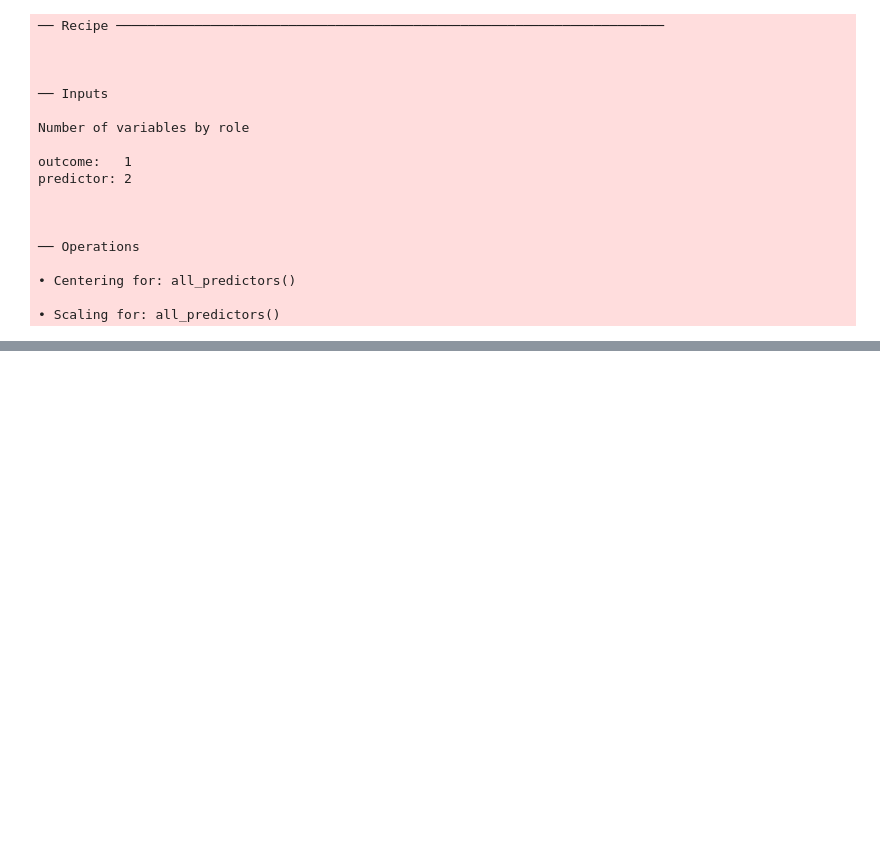
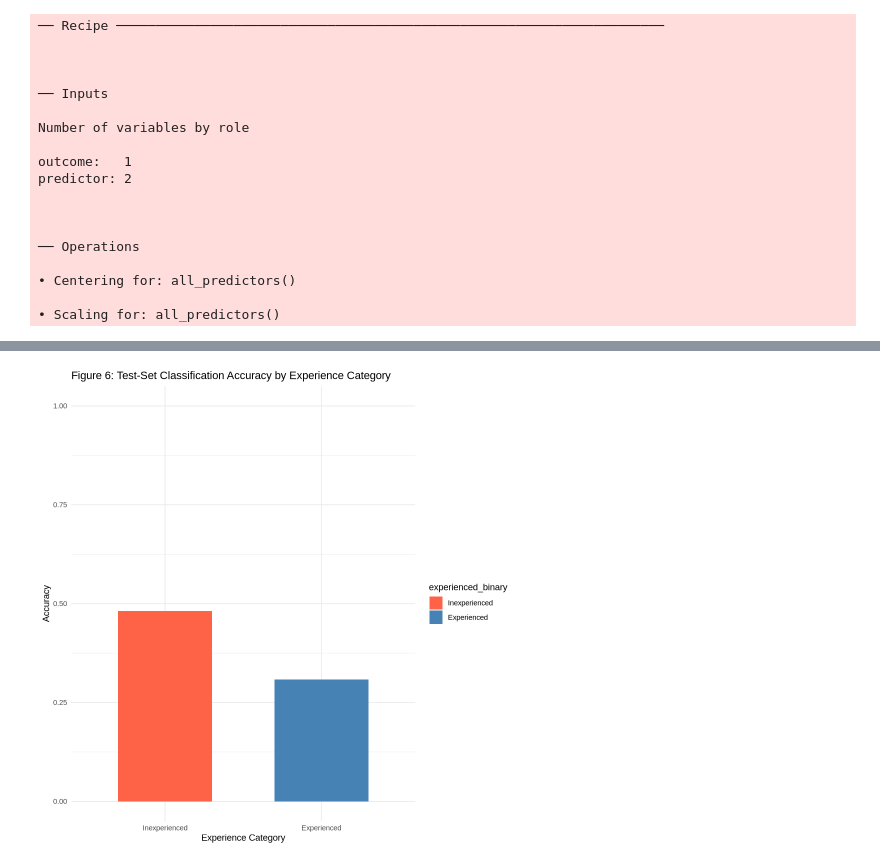
Before and after one commit to gaida123/dsci-100-008-group-6, a Jupyter notebook: DSCI 100 Group Project Methods & Results.ipynb, the cells around one changed output, grey strips where cells are left out. Saved outputs shown, nothing was run; the diff lists cells and outputs as text; code cells hidden in the pictures; blank space fills up the shorter version.

```diff
--- a/DSCI 100 Group Project Methods & Results.ipynb
+++ b/DSCI 100 Group Project Methods & Results.ipynb
@@ -362,12 +393,4 @@ overall_accuracy
 # %%
-library(dplyr)
-
-class_accuracy <- test_results |>
-  group_by(experienced_binary) |>
-  summarise(
-    n          = n(),
-    n_correct  = sum(experienced_binary == .pred_class),
-    accuracy   = n_correct / n
-  )
-
-class_accuracy
+final_knn_workflow <- finalize_workflow(exp_workflow, best_k)
+final_knn_fit <- final_knn_workflow |>
+  fit(data = train_data)
@@ -379,0 +403,7 @@ A tibble: 2 × 4
+# %%
+test_predictions <- predict(final_knn_fit, new_data = test_data)
+
+test_results <- test_data |>
+  bind_cols(test_predictions)
+
+mean(test_results$.pred_class == test_results$experienced_binary)
@@ -379,0 +466,11 @@ A tibble: 2 × 4
+# %%
+# Bar plot for test-set per-class accuracy
+test_set_accuracy <- ggplot(class_accuracy, aes(x = experienced_binary, y = accuracy, fill = experienced_binary)) +
+  geom_col(width = 0.6) +
+  scale_fill_manual(values = c("tomato", "steelblue")) +
+  ylim(0, 1) +
+  labs(title = "Figure 6: Test-Set Classification Accuracy by Experience Category", x = "Experience Category", y = "Accuracy") +
+  theme_minimal()
+test_set_accuracy
+# %% [output]
+[figure, added]
```
Also changed, not shown: parts of 18 cells of this notebook.
